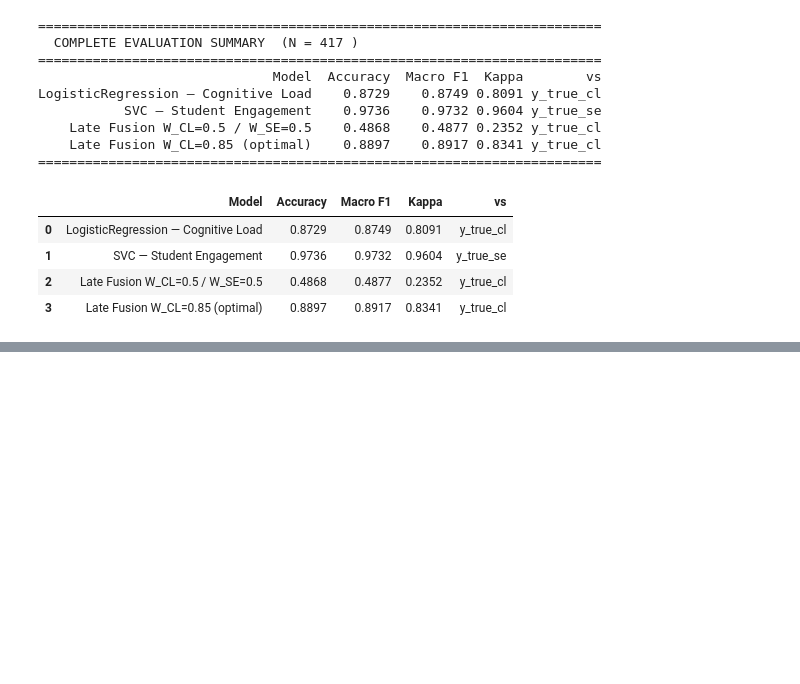
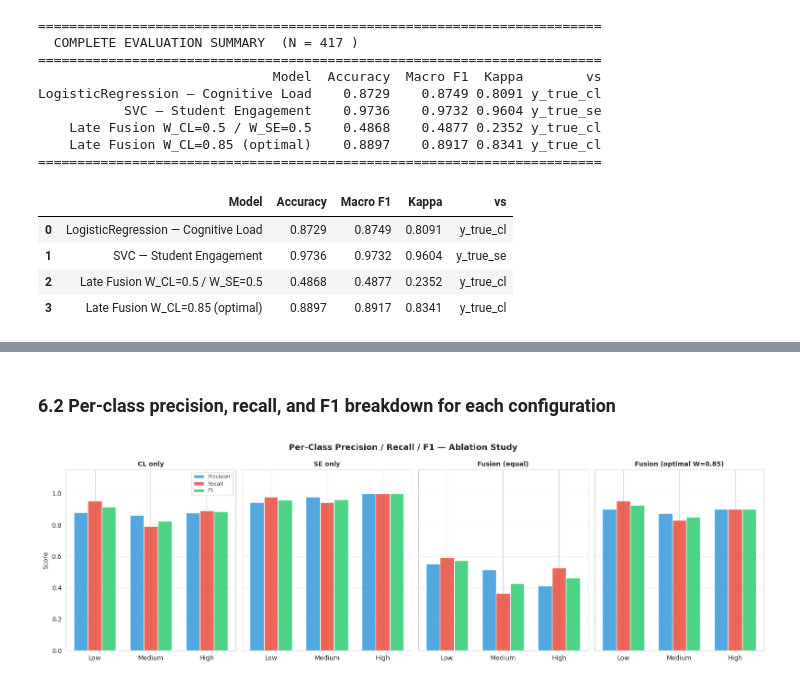
Before and after one commit to YasiniK/multimodal-student-cognitive-load-and-engagement-detection, a Jupyter notebook: fusion_layer.ipynb, the cells around one changed output, grey strips where cells are left out. Cells and saved outputs as stored; diff of their text form; code cells hidden in the pictures; blank space fills up the shorter version.

```diff
--- a/fusion_layer.ipynb
+++ b/fusion_layer.ipynb
@@ -665,0 +738,25 @@ LogisticRegression — Cognitive Load    0.8729    0.8749 0.8091 y_true_cl
+# %% [markdown]
+### 6.2 Per-class precision, recall, and F1 breakdown for each configuration
+# %%
+fig, axes = plt.subplots(1, len(ablation_configs), figsize=(16, 5), sharey=True)
+for ax, cfg in zip(axes, ablation_configs):
+    prec, rec, f1_per, _ = precision_recall_fscore_support(
+        cfg['y_true'], cfg['y_pred'], labels=[0,1,2], zero_division=0)
+    xpos = np.arange(3)
+    ax.bar(xpos-0.25, prec,   0.25, label='Precision', color='#3498db', alpha=0.85)
+    ax.bar(xpos,      rec,    0.25, label='Recall',    color='#e74c3c', alpha=0.85)
+    ax.bar(xpos+0.25, f1_per, 0.25, label='F1',        color='#2ecc71', alpha=0.85)
+    ax.set_xticks(xpos)
+    ax.set_xticklabels(['Low','Medium','High'], fontsize=10)
+    ax.set_title(cfg['short'], fontsize=10, fontweight='bold')
+    ax.set_ylim(0, 1.15)
+    ax.grid(axis='y', alpha=0.3)
+    if ax == axes[0]:
+        ax.set_ylabel('Score')
+        ax.legend(fontsize=8)
+plt.suptitle('Per-Class Precision / Recall / F1 — Ablation Study', fontsize=13, fontweight='bold')
+plt.tight_layout()
+plt.savefig('/content/ablation_per_class.png', dpi=150, bbox_inches='tight')
+plt.show()
+# %% [output]
+[figure, added]
```
Also changed, not shown: parts of 6 cells of this notebook.
